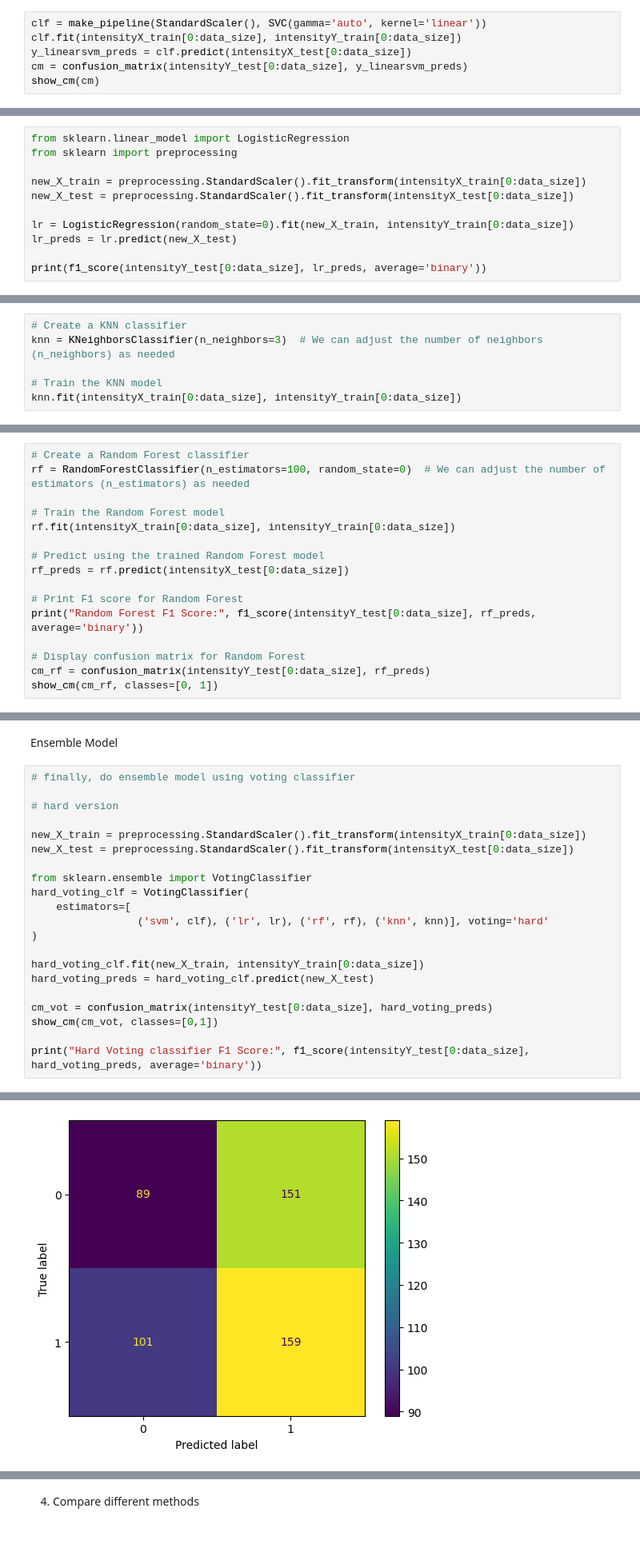
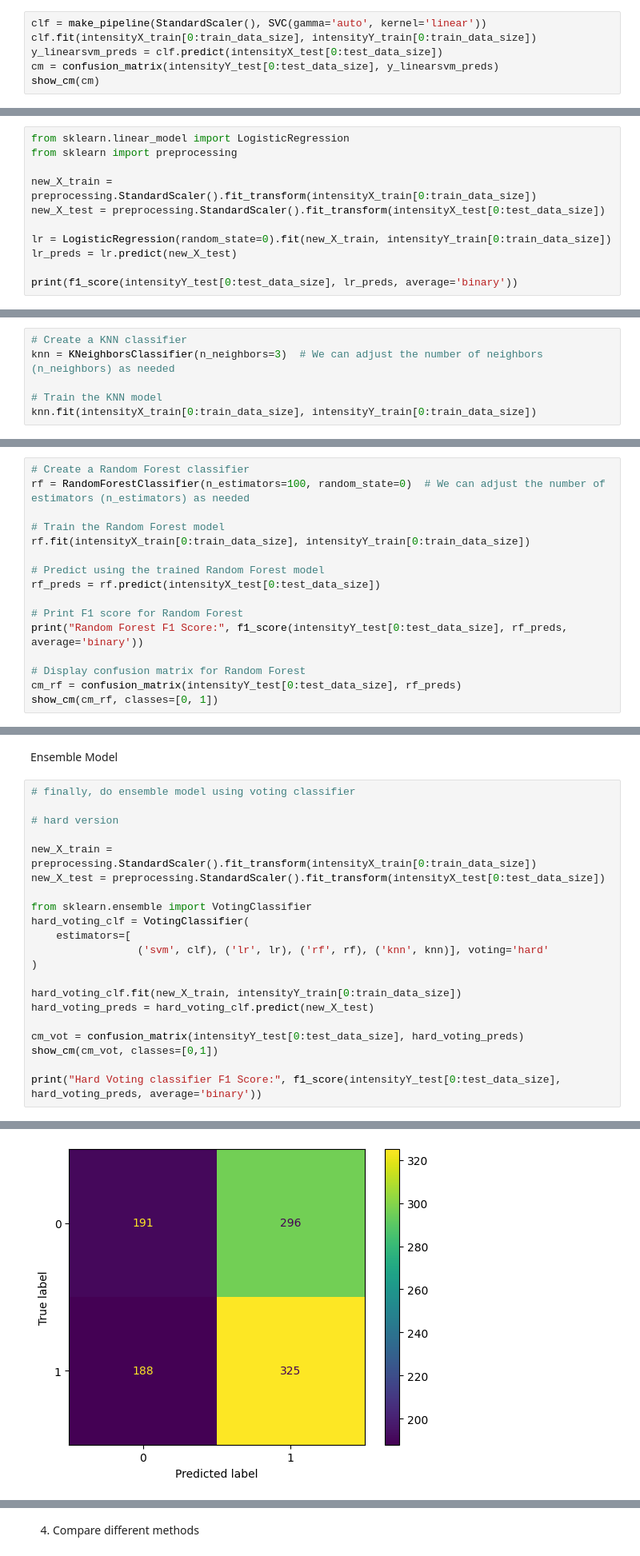
Before and after one commit to y0shK/ml_brain_tumor_classification, a Jupyter notebook: YK_PB_MLFinalProject.ipynb, the cells around one changed output, grey strips where cells are left out. Shown at 80% size. Cells and saved outputs as stored; diff of their text form.

Commit message:
add data augmentation and increase sample size

```diff
--- a/YK_PB_MLFinalProject.ipynb
+++ b/YK_PB_MLFinalProject.ipynb
@@ -278,6 +328,6 @@ f1_score(intensityY_test[0:data_size], y_preds, average='binary')
 # %%
 clf = make_pipeline(StandardScaler(), SVC(gamma='auto', kernel='linear'))
-clf.fit(intensityX_train[0:data_size], intensityY_train[0:data_size])
-y_linearsvm_preds = clf.predict(intensityX_test[0:data_size])
-cm = confusion_matrix(intensityY_test[0:data_size], y_linearsvm_preds)
+clf.fit(intensityX_train[0:train_data_size], intensityY_train[0:train_data_size])
+y_linearsvm_preds = clf.predict(intensityX_test[0:test_data_size])
+cm = confusion_matrix(intensityY_test[0:test_data_size], y_linearsvm_preds)
 show_cm(cm)
@@ -287,11 +339,11 @@ Logistic Regression
 from sklearn.linear_model import LogisticRegression
 from sklearn import preprocessing
 
-new_X_train = preprocessing.StandardScaler().fit_transform(intensityX_train[0:data_size])
-new_X_test = preprocessing.StandardScaler().fit_transform(intensityX_test[0:data_size])
+new_X_train = preprocessing.StandardScaler().fit_transform(intensityX_train[0:train_data_size])
+new_X_test = preprocessing.StandardScaler().fit_transform(intensityX_test[0:test_data_size])
 
-lr = LogisticRegression(random_state=0).fit(new_X_train, intensityY_train[0:data_size])
+lr = LogisticRegression(random_state=0).fit(new_X_train, intensityY_train[0:train_data_size])
 lr_preds = lr.predict(new_X_test)
 
-print(f1_score(intensityY_test[0:data_size], lr_preds, average='binary'))
+print(f1_score(intensityY_test[0:test_data_size], lr_preds, average='binary'))
 # %% [output]
@@ -315,7 +367,7 @@ KNN
 knn = KNeighborsClassifier(n_neighbors=3)  # We can adjust the number of neighbors (n_neighbors) as needed
 
 # Train the KNN model
-knn.fit(intensityX_train[0:data_size], intensityY_train[0:data_size])
+knn.fit(intensityX_train[0:train_data_size], intensityY_train[0:train_data_size])
 # %% [output]
 KNeighborsClassifier(n_neighbors=3)
 # %%
@@ -337,15 +389,15 @@ show_cm(cm_knn, classes=[0, 1])
 rf = RandomForestClassifier(n_estimators=100, random_state=0)  # We can adjust the number of estimators (n_estimators) as needed
 
 # Train the Random Forest model
-rf.fit(intensityX_train[0:data_size], intensityY_train[0:data_size])
+rf.fit(intensityX_train[0:train_data_size], intensityY_train[0:train_data_size])
 
 # Predict using the trained Random Forest model
-rf_preds = rf.predict(intensityX_test[0:data_size])
+rf_preds = rf.predict(intensityX_test[0:test_data_size])
 
 # Print F1 score for Random Forest
-print("Random Forest F1 Score:", f1_score(intensityY_test[0:data_size], rf_preds, average='binary'))
+print("Random Forest F1 Score:", f1_score(intensityY_test[0:test_data_size], rf_preds, average='binary'))
 
 # Display confusion matrix for Random Forest
-cm_rf = confusion_matrix(intensityY_test[0:data_size], rf_preds)
+cm_rf = confusion_matrix(intensityY_test[0:test_data_size], rf_preds)
 show_cm(cm_rf, classes=[0, 1])
 # %% [output]
@@ -356,30 +408,30 @@ Ensemble Model
 # %%
 # finally, do ensemble model using voting classifier
 
 # hard version
 
-new_X_train = preprocessing.StandardScaler().fit_transform(intensityX_train[0:data_size])
-new_X_test = preprocessing.StandardScaler().fit_transform(intensityX_test[0:data_size])
+new_X_train = preprocessing.StandardScaler().fit_transform(intensityX_train[0:train_data_size])
+new_X_test = preprocessing.StandardScaler().fit_transform(intensityX_test[0:test_data_size])
 
 from sklearn.ensemble import VotingClassifier
 hard_voting_clf = VotingClassifier(
     estimators=[
                  ('svm', clf), ('lr', lr), ('rf', rf), ('knn', knn)], voting='hard'
 )
 
-hard_voting_clf.fit(new_X_train, intensityY_train[0:data_size])
+hard_voting_clf.fit(new_X_train, intensityY_train[0:train_data_size])
 hard_voting_preds = hard_voting_clf.predict(new_X_test)
 
-cm_vot = confusion_matrix(intensityY_test[0:data_size], hard_voting_preds)
+cm_vot = confusion_matrix(intensityY_test[0:test_data_size], hard_voting_preds)
 show_cm(cm_vot, classes=[0,1])
 
-print("Hard Voting classifier F1 Score:", f1_score(intensityY_test[0:data_size], hard_voting_preds, average='binary'))
+print("Hard Voting classifier F1 Score:", f1_score(intensityY_test[0:test_data_size], hard_voting_preds, average='binary'))
 # %% [output]
 STOP: TOTAL NO. of ITERATIONS REACHED LIMIT.
 
 Increase the number of iterations (max_iter) or scale the data as shown in:
     https://scikit-learn.org/stable/modules/preprocessing.html
 Please also refer to the documentation for alternative solver options:
     https://scikit-learn.org/stable/modules/linear_model.html#logistic-regression
   n_iter_i = _check_optimize_result(
-[figure, old version]
+[figure, new version]
```
Also changed, not shown: parts of 22 cells of this notebook.
